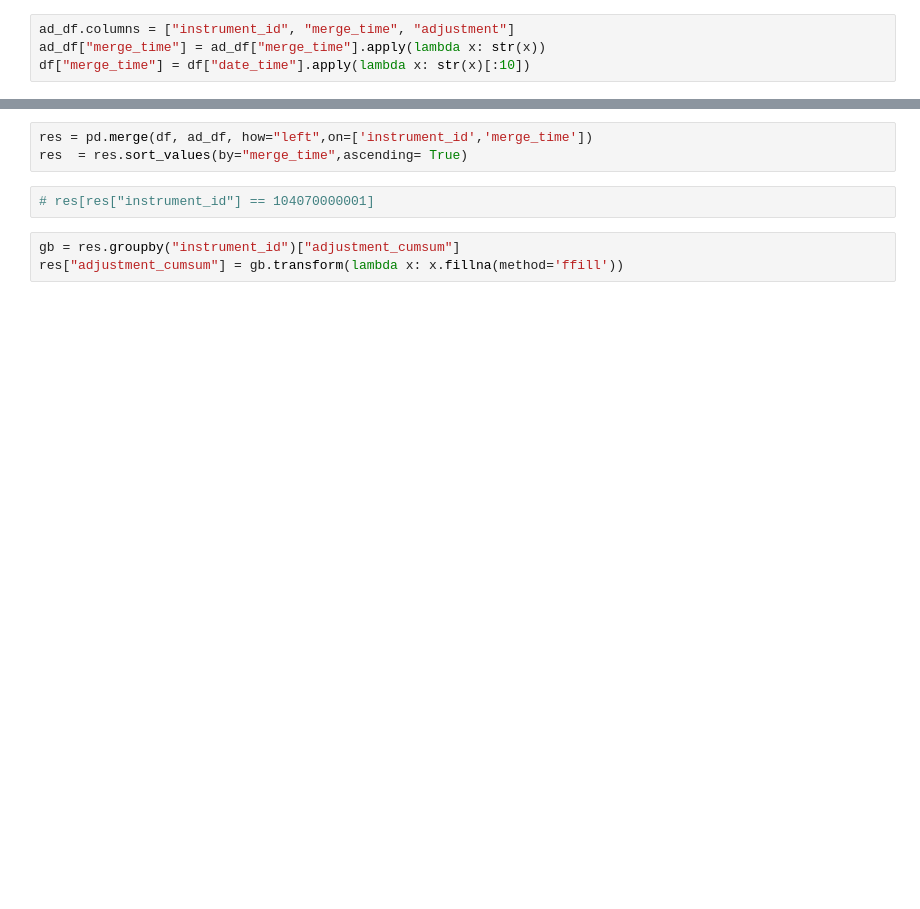
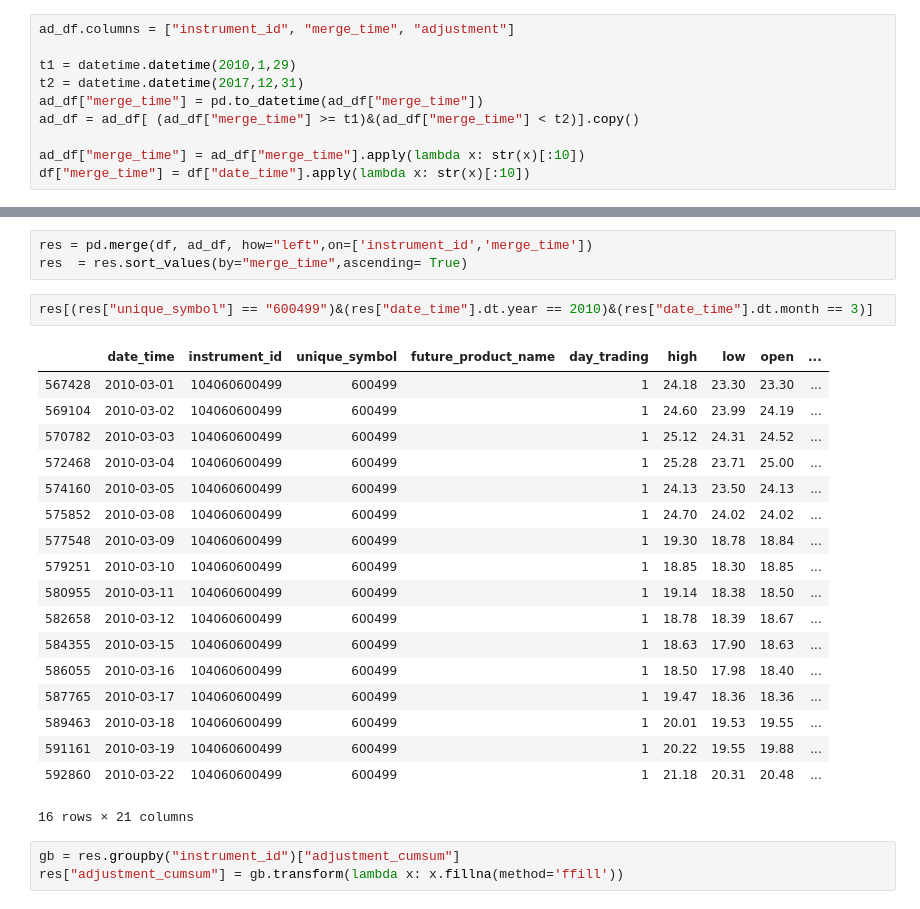
Before and after one commit to 1900sala/boosting, a Jupyter notebook: clean1.ipynb, the cells around one changed output, grey strips where cells are left out. Drawn from its saved outputs; the diff is of its cells as text; blank space fills up the shorter version.

```diff
--- a/clean1.ipynb
+++ b/clean1.ipynb
@@ -112,5 +95,11 @@ s_str = "select * from adjustment "
 ad_df = pd.read_sql(s_str, con = engine)
 # %%
 ad_df.columns = ["instrument_id", "merge_time", "adjustment"]
-ad_df["merge_time"] = ad_df["merge_time"].apply(lambda x: str(x))
+
+t1 = datetime.datetime(2010,1,29)
+t2 = datetime.datetime(2017,12,31)
+ad_df["merge_time"] = pd.to_datetime(ad_df["merge_time"])
+ad_df = ad_df[ (ad_df["merge_time"] >= t1)&(ad_df["merge_time"] < t2)].copy()
+
+ad_df["merge_time"] = ad_df["merge_time"].apply(lambda x: str(x)[:10])
 df["merge_time"] = df["date_time"].apply(lambda x: str(x)[:10])
@@ -122,8 +137,27 @@ ad_df["adjustment_cumsum"] = gb.transform(lambda x: x.cumsum())
 # %%
 res = pd.merge(df, ad_df, how="left",on=['instrument_id','merge_time'])
 res  = res.sort_values(by="merge_time",ascending= True)
-# %%
-# res[res["instrument_id"] == 104070000001]
+# %%
+res[(res["unique_symbol"] == "600499")&(res["date_time"].dt.year == 2010)&(res["date_time"].dt.month == 3)]
+# %% [output]
+|  | date_time | instrument_id | unique_symbol | future_product_name | day_trading | high | low | open | ... |
+| 567428 | 2010-03-01 | 104060600499 | 600499 |  | 1 | 24.18 | 23.30 | 23.30 | ... |
+| 569104 | 2010-03-02 | 104060600499 | 600499 |  | 1 | 24.60 | 23.99 | 24.19 | ... |
+| 570782 | 2010-03-03 | 104060600499 | 600499 |  | 1 | 25.12 | 24.31 | 24.52 | ... |
+| 572468 | 2010-03-04 | 104060600499 | 600499 |  | 1 | 25.28 | 23.71 | 25.00 | ... |
+| 574160 | 2010-03-05 | 104060600499 | 600499 |  | 1 | 24.13 | 23.50 | 24.13 | ... |
+| 575852 | 2010-03-08 | 104060600499 | 600499 |  | 1 | 24.70 | 24.02 | 24.02 | ... |
+| 577548 | 2010-03-09 | 104060600499 | 600499 |  | 1 | 19.30 | 18.78 | 18.84 | ... |
+| 579251 | 2010-03-10 | 104060600499 | 600499 |  | 1 | 18.85 | 18.30 | 18.85 | ... |
+| 580955 | 2010-03-11 | 104060600499 | 600499 |  | 1 | 19.14 | 18.38 | 18.50 | ... |
+| 582658 | 2010-03-12 | 104060600499 | 600499 |  | 1 | 18.78 | 18.39 | 18.67 | ... |
+| 584355 | 2010-03-15 | 104060600499 | 600499 |  | 1 | 18.63 | 17.90 | 18.63 | ... |
+| 586055 | 2010-03-16 | 104060600499 | 600499 |  | 1 | 18.50 | 17.98 | 18.40 | ... |
+| 587765 | 2010-03-17 | 104060600499 | 600499 |  | 1 | 19.47 | 18.36 | 18.36 | ... |
+| 589463 | 2010-03-18 | 104060600499 | 600499 |  | 1 | 20.01 | 19.53 | 19.55 | ... |
+| 591161 | 2010-03-19 | 104060600499 | 600499 |  | 1 | 20.22 | 19.55 | 19.88 | ... |
+| 592860 | 2010-03-22 | 104060600499 | 600499 |  | 1 | 21.18 | 20.31 | 20.48 | ... |
+16 rows × 21 columns
 # %%
 gb = res.groupby("instrument_id")["adjustment_cumsum"]
 res["adjustment_cumsum"] = gb.transform(lambda x: x.fillna(method='ffill'))
```
Also changed, not shown: parts of 10 cells of this notebook, 9 other files.
